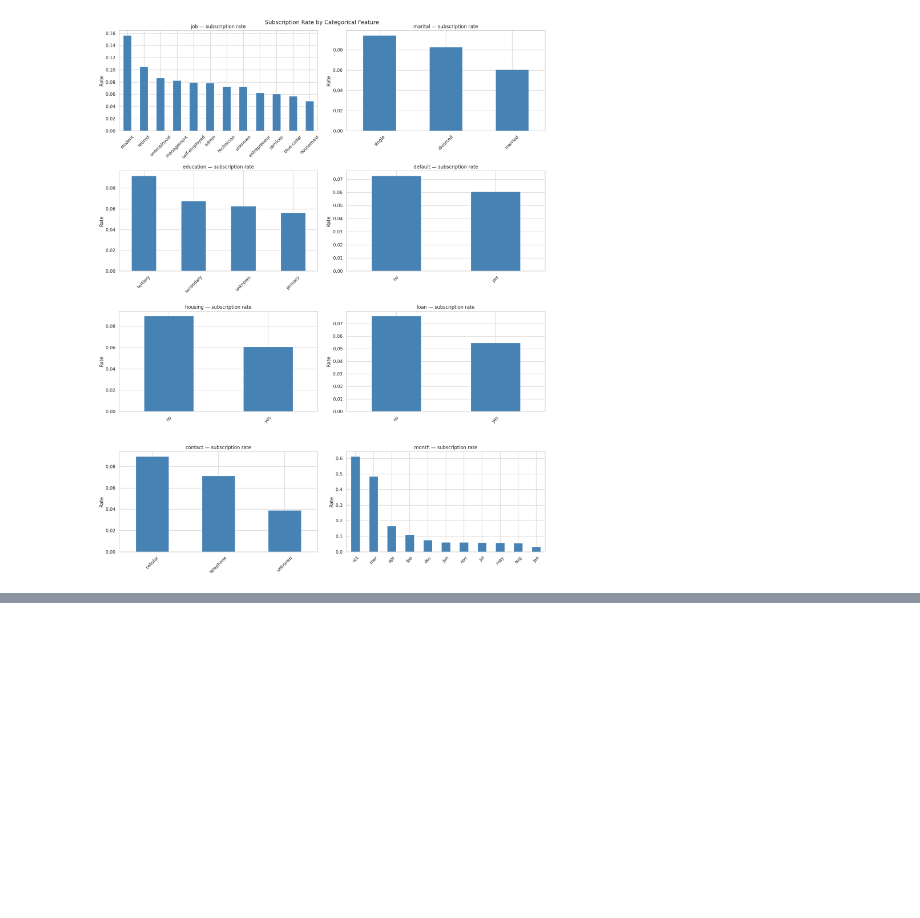
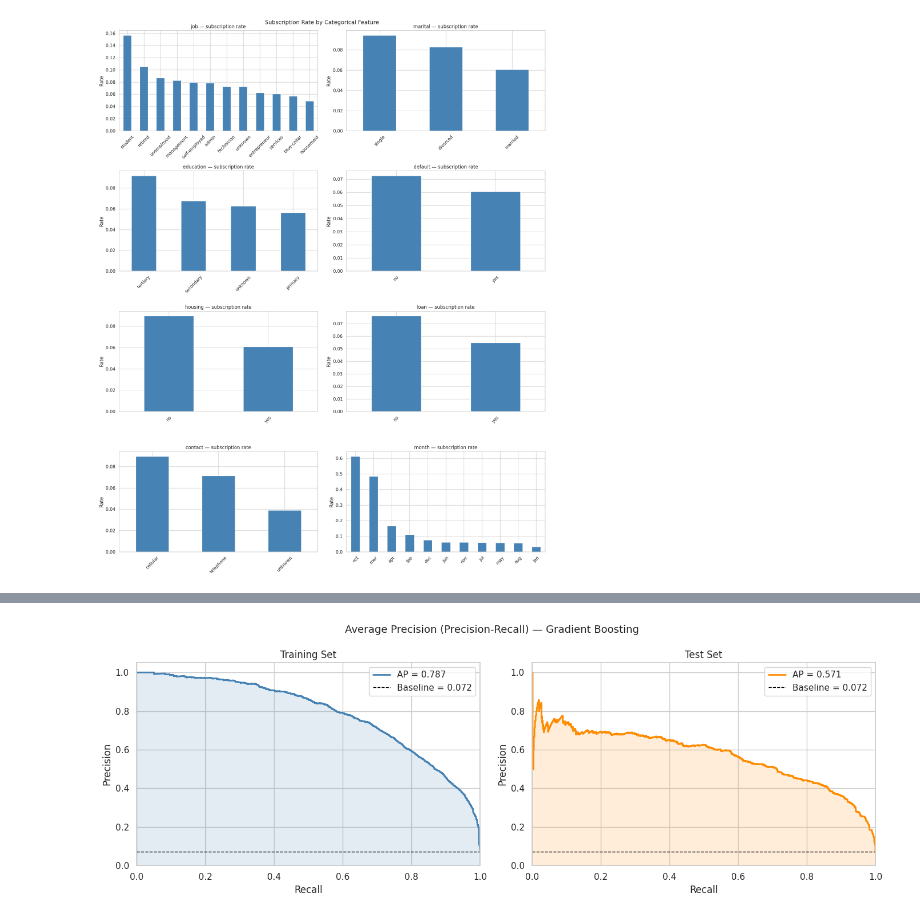
Before and after one commit to diomani-ouattara/Portfolio-Data-scientist, a Jupyter notebook: term_deposit_ml.ipynb, the cells around one changed output, grey strips where cells are left out. Saved outputs shown, nothing was run; the diff lists cells and outputs as text; code cells hidden in the pictures; blank space fills up the shorter version.

```diff
--- a/term_deposit_ml.ipynb
+++ b/term_deposit_ml.ipynb
@@ -474,0 +384,29 @@ Uplift                  : 2.78x
+# %%
+# ── Average Precision plots — Train and Test ──────────────────────────────────
+fig, axes = plt.subplots(1, 2, figsize=(14, 5))
+fig.suptitle(f'Average Precision (Precision-Recall) — {best_name}', fontsize=13)
+
+for ax, (y_true, y_prob, split_label, color) in zip(axes, [
+    (y_train, y_train_prob, 'Training Set', 'steelblue'),
+    (y_test,  y_test_prob,  'Test Set',     'darkorange'),
+]):
+    prec, rec, _ = precision_recall_curve(y_true, y_prob)
+    ap = average_precision_score(y_true, y_prob)
+    baseline = y_true.mean()
+
+    ax.step(rec, prec, color=color, lw=2, where='post',
+            label=f'AP = {ap:.3f}')
+    ax.fill_between(rec, prec, alpha=0.15, color=color, step='post')
+    ax.axhline(baseline, color='black', linestyle='--', lw=1,
+               label=f'Baseline = {baseline:.3f}')
+    ax.set_xlabel('Recall')
+    ax.set_ylabel('Precision')
+    ax.set_title(split_label)
+    ax.legend()
+    ax.set_xlim([0, 1])
+    ax.set_ylim([0, 1.05])
+
+plt.tight_layout()
+plt.show()
+# %% [output]
+[figure, added]
```
Also changed, not shown: parts of 58 cells of this notebook.
